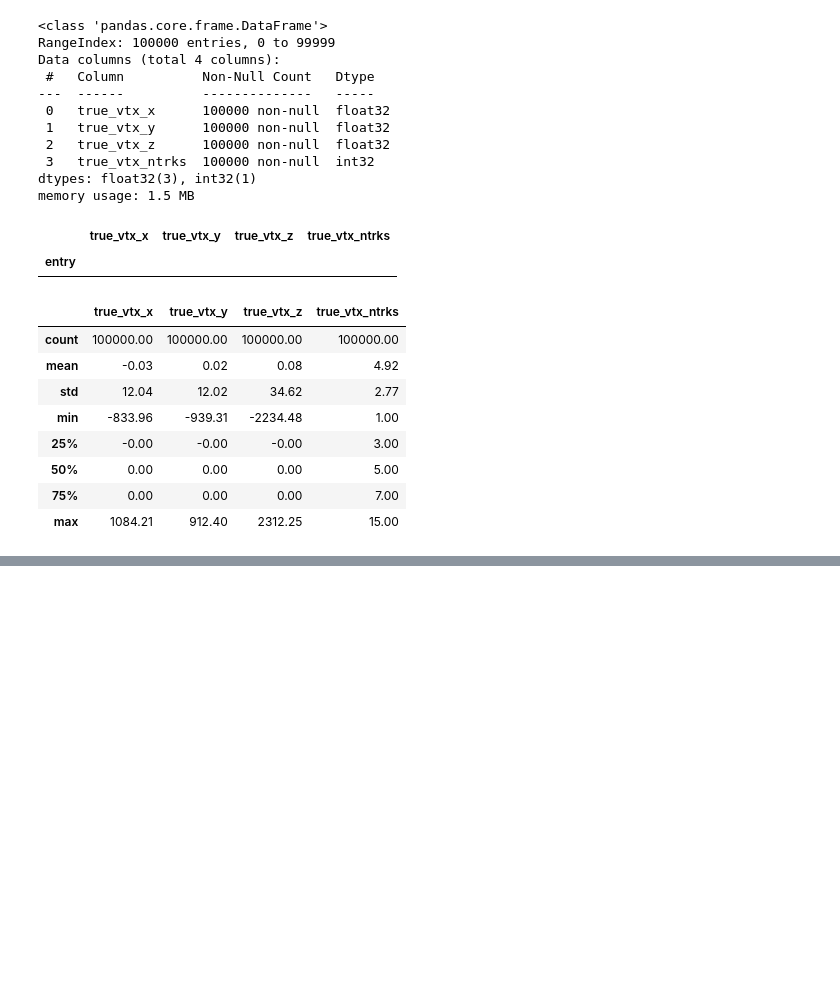
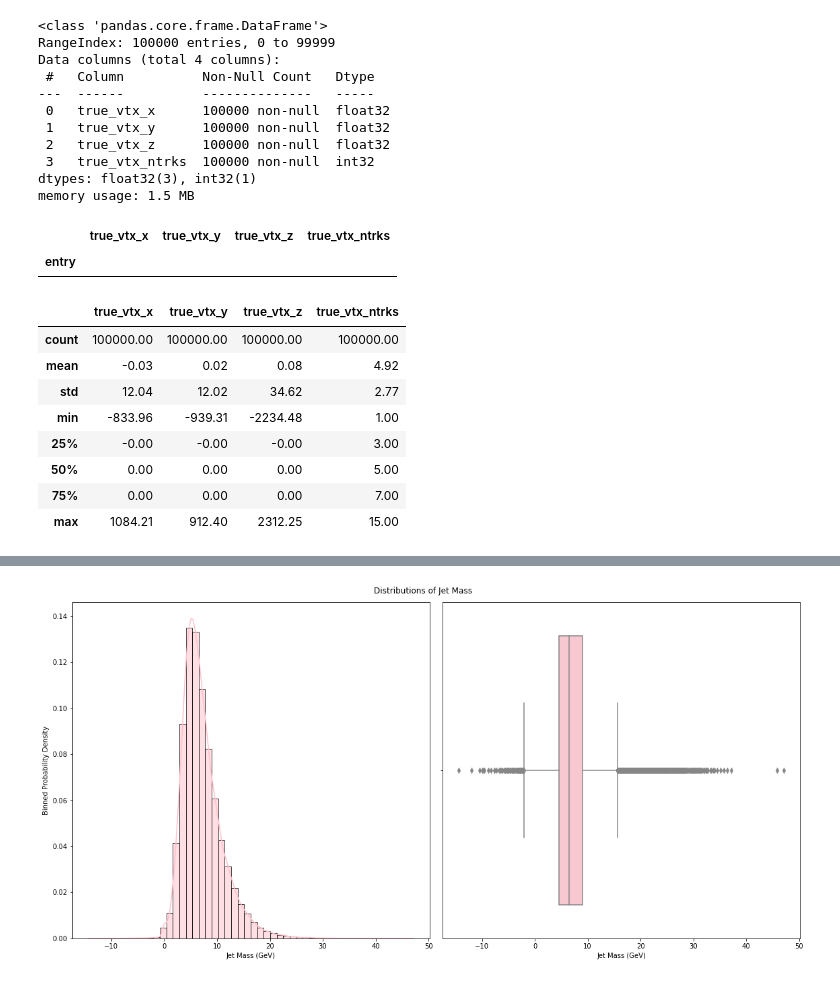
Before and after one commit to JJBarnes/SVertex, a Jupyter notebook: EDA.ipynb, the cells around one changed output, grey strips where cells are left out. Drawn from its saved outputs; the diff is of its cells as text; code cells hidden in the pictures; blank space fills up the shorter version.

```diff
--- a/EDA.ipynb
+++ b/EDA.ipynb
@@ -378,0 +442,12 @@ hadrons_df.describe().apply(lambda x: x.round(2))
+# %%
+fig, ax = plt.subplots(1,2, figsize=(16,8))
+sns.histplot(jets_df["jet_M"], ax = ax[0], stat = "density", bins = 50, color = 'pink', kde = True)
+#binneddensitysub(jets_df["jet_M"], binning = fixedbinning(0,50,100), ax = ax[0], xlabel = "Jet Mass (GeV)", color = 'pink')
+sns.boxplot(jets_df["jet_M"], ax = ax[1], color = 'pink')
+ax[0].set(xlabel = "Jet Mass (GeV)", ylabel = "Binned Probability Density")
+ax[1].set(xlabel = "Jet Mass (GeV)")
+plt.suptitle("Distributions of Jet Mass")
+plt.tight_layout()
+plt.show()
+# %% [output]
+[figure, added]
```
Also changed, not shown: parts of 17 cells of this notebook.
